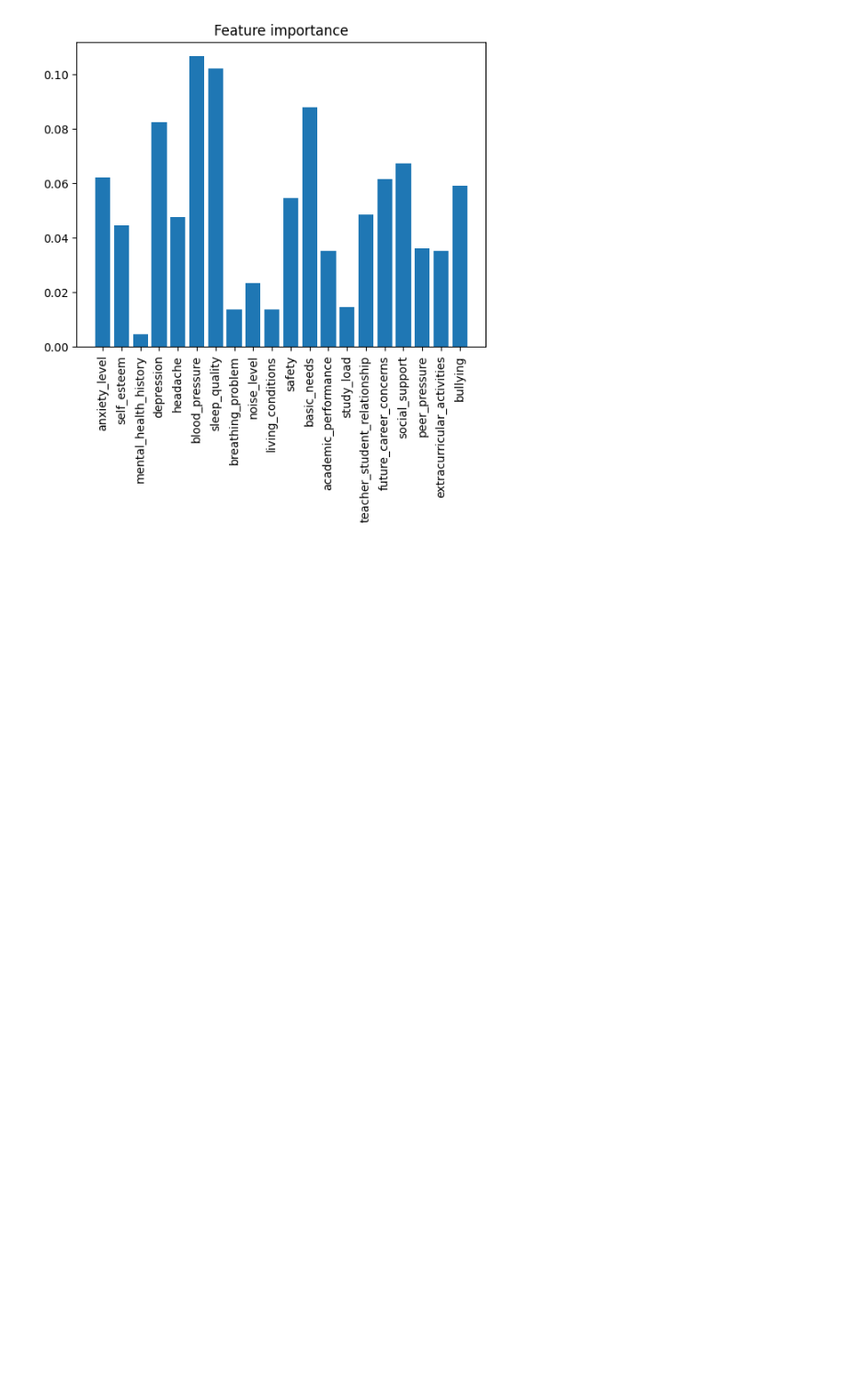
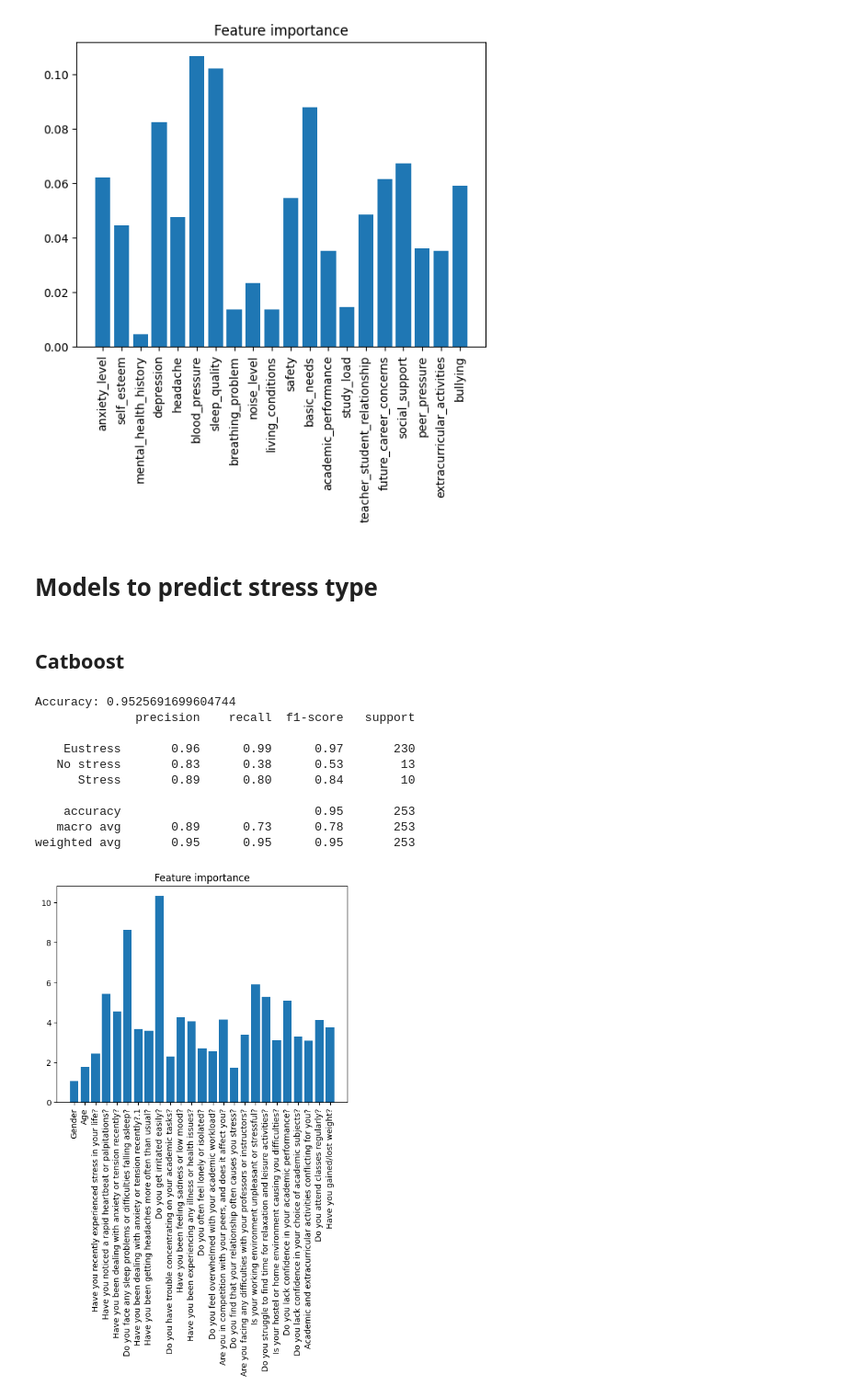
Before and after one commit to 0xRobinman/Kaggle-notebooks, a Jupyter notebook: notebooks/Student_stress.ipynb, the cells around one changed output. Shown at 92% size. Cells and saved outputs as stored; diff of their text form; code cells hidden in the pictures; blank space fills up the shorter version.

```diff
--- a/notebooks/Student_stress.ipynb
+++ b/notebooks/Student_stress.ipynb
@@ -260,3 +272,5 @@ Accuracy: 0.9090909090909091
    macro avg       0.91      0.91      0.91       330
 weighted avg       0.91      0.91      0.91       330
 [figure]
+# %% [markdown]
+# Models to predict stress type
@@ -262,0 +282,17 @@ weighted avg       0.91      0.91      0.91       330
+# %% [markdown]
+## Catboost
+# %%
+cat_boost = CatBoostClassifier(verbose=0, random_state=23)
+trainModelDisplayResults(cat_boost)
+# %% [output]
+Accuracy: 0.9525691699604744
+              precision    recall  f1-score   support
+
+    Eustress       0.96      0.99      0.97       230
+   No stress       0.83      0.38      0.53        13
+      Stress       0.89      0.80      0.84        10
+
+    accuracy                           0.95       253
+   macro avg       0.89      0.73      0.78       253
+weighted avg       0.95      0.95      0.95       253
+[figure, added]
```
Also changed, not shown: parts of 13 cells of this notebook.
